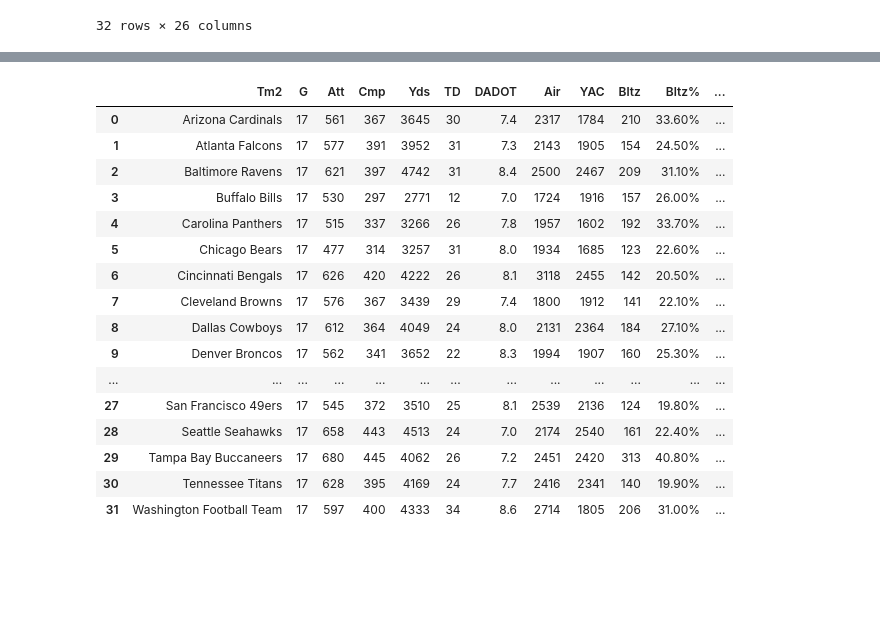
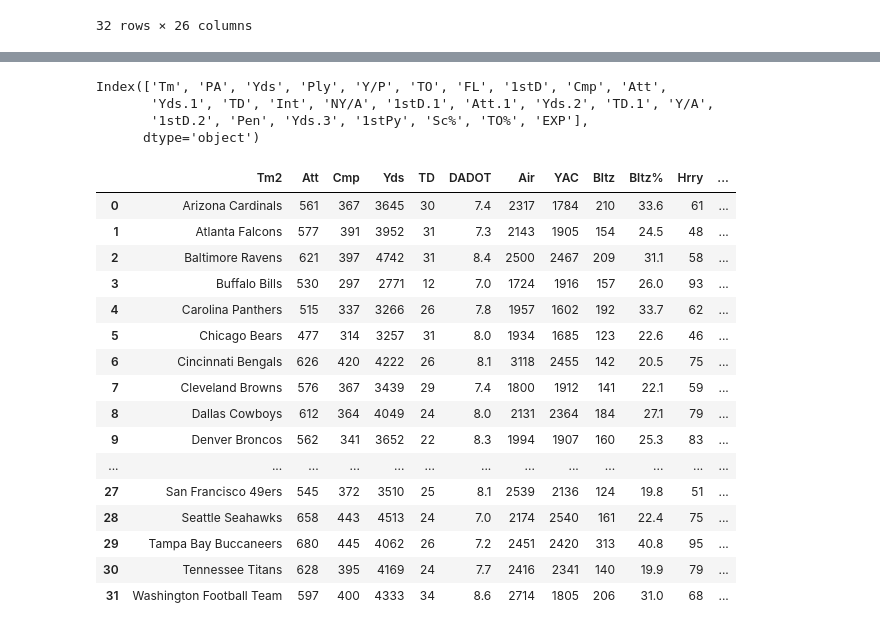
Before and after one commit to QuinnStroube/NFL_team_total_predictor_ML, a Jupyter notebook: data_cleanup.ipynb, the cells around one changed output, grey strips where cells are left out. Drawn from its saved outputs; the diff is of its cells as text; code cells hidden in the pictures; blank space fills up the shorter version.

```diff
--- a/data_cleanup.ipynb
+++ b/data_cleanup.ipynb
@@ -50,33 +75,53 @@ team_def_2021_df_sorted
+# %%
+team_def_2021_df_sorted.columns
+# %% [output]
+Index(['Tm', 'PA', 'Yds', 'Ply', 'Y/P', 'TO', 'FL', '1stD', 'Cmp', 'Att',
+       'Yds.1', 'TD', 'Int', 'NY/A', '1stD.1', 'Att.1', 'Yds.2', 'TD.1', 'Y/A',
+       '1stD.2', 'Pen', 'Yds.3', '1stPy', 'Sc%', 'TO%', 'EXP'],
+      dtype='object')
 # %%
 # Read in the advance defensive stats csv file
 advanced_def_2021_df = pd.read_csv(
     'Resources/2021_adv_def.csv'
 )
 # Sort the new advanced defense data frame, reset and clean up the index, rename the team name column for differentiation later on
 advanced_def_2021_df_sorted = advanced_def_2021_df.sort_values('Tm')
 
+# Reset the index
 advanced_def_2021_df_sorted.reset_index(inplace=True)
 
+# Drop the new index column that was created
 advanced_def_2021_df_sorted.drop('index', axis=1, inplace=True)
 
+# Rename the team name column to differentiate when using concat later
 advanced_def_2021_df_sorted.rename(columns={'Tm':'Tm2'}, inplace=True)
 
-advanced_def_2021_df_sorted
+# Change the dtype of the object columns
+advanced_def_2021_df_sorted['Bltz%'] = advanced_def_2021_df_sorted['Bltz%'].str.replace('%','').astype(np.float64)
+advanced_def_2021_df_sorted['Hrry%'] = advanced_def_2021_df_sorted['Hrry%'].str.replace('%','').astype(np.float64)
+advanced_def_2021_df_sorted['QBKD%'] = advanced_def_2021_df_sorted['QBKD%'].str.replace('%','').astype(np.float64)
+advanced_def_2021_df_sorted['Prss%'] = advanced_def_2021_df_sorted['Prss%'].str.replace('%','').astype(np.float64)
+
+# Drop the games column
+advanced_def_2021_df_sorted.drop('G', axis=1, inplace=True)
+
+# Display the advanced defensive stats data frame
+display(advanced_def_2021_df_sorted)
 # %% [output]
-|  | Tm2 | G | Att | Cmp | Yds | TD | DADOT | Air | YAC | Bltz | Bltz% | ... |
-| 0 | Arizona Cardinals | 17 | 561 | 367 | 3645 | 30 | 7.4 | 2317 | 1784 | 210 | 33.60% | ... |
-| 1 | Atlanta Falcons | 17 | 577 | 391 | 3952 | 31 | 7.3 | 2143 | 1905 | 154 | 24.50% | ... |
-| 2 | Baltimore Ravens | 17 | 621 | 397 | 4742 | 31 | 8.4 | 2500 | 2467 | 209 | 31.10% | ... |
-| 3 | Buffalo Bills | 17 | 530 | 297 | 2771 | 12 | 7.0 | 1724 | 1916 | 157 | 26.00% | ... |
-| 4 | Carolina Panthers | 17 | 515 | 337 | 3266 | 26 | 7.8 | 1957 | 1602 | 192 | 33.70% | ... |
-| 5 | Chicago Bears | 17 | 477 | 314 | 3257 | 31 | 8.0 | 1934 | 1685 | 123 | 22.60% | ... |
-| 6 | Cincinnati Bengals | 17 | 626 | 420 | 4222 | 26 | 8.1 | 3118 | 2455 | 142 | 20.50% | ... |
-| 7 | Cleveland Browns | 17 | 576 | 367 | 3439 | 29 | 7.4 | 1800 | 1912 | 141 | 22.10% | ... |
-| 8 | Dallas Cowboys | 17 | 612 | 364 | 4049 | 24 | 8.0 | 2131 | 2364 | 184 | 27.10% | ... |
-| 9 | Denver Broncos | 17 | 562 | 341 | 3652 | 22 | 8.3 | 1994 | 1907 | 160 | 25.30% | ... |
+|  | Tm2 | Att | Cmp | Yds | TD | DADOT | Air | YAC | Bltz | Bltz% | Hrry | ... |
+| 0 | Arizona Cardinals | 561 | 367 | 3645 | 30 | 7.4 | 2317 | 1784 | 210 | 33.6 | 61 | ... |
+| 1 | Atlanta Falcons | 577 | 391 | 3952 | 31 | 7.3 | 2143 | 1905 | 154 | 24.5 | 48 | ... |
+| 2 | Baltimore Ravens | 621 | 397 | 4742 | 31 | 8.4 | 2500 | 2467 | 209 | 31.1 | 58 | ... |
+| 3 | Buffalo Bills | 530 | 297 | 2771 | 12 | 7.0 | 1724 | 1916 | 157 | 26.0 | 93 | ... |
+| 4 | Carolina Panthers | 515 | 337 | 3266 | 26 | 7.8 | 1957 | 1602 | 192 | 33.7 | 62 | ... |
+| 5 | Chicago Bears | 477 | 314 | 3257 | 31 | 8.0 | 1934 | 1685 | 123 | 22.6 | 46 | ... |
+| 6 | Cincinnati Bengals | 626 | 420 | 4222 | 26 | 8.1 | 3118 | 2455 | 142 | 20.5 | 75 | ... |
+| 7 | Cleveland Browns | 576 | 367 | 3439 | 29 | 7.4 | 1800 | 1912 | 141 | 22.1 | 59 | ... |
+| 8 | Dallas Cowboys | 612 | 364 | 4049 | 24 | 8.0 | 2131 | 2364 | 184 | 27.1 | 79 | ... |
+| 9 | Denver Broncos | 562 | 341 | 3652 | 22 | 8.3 | 1994 | 1907 | 160 | 25.3 | 83 | ... |
 | ... | ... | ... | ... | ... | ... | ... | ... | ... | ... | ... | ... | ... |
-| 27 | San Francisco 49ers | 17 | 545 | 372 | 3510 | 25 | 8.1 | 2539 | 2136 | 124 | 19.80% | ... |
-| 28 | Seattle Seahawks | 17 | 658 | 443 | 4513 | 24 | 7.0 | 2174 | 2540 | 161 | 22.40% | ... |
-| 29 | Tampa Bay Buccaneers | 17 | 680 | 445 | 4062 | 26 | 7.2 | 2451 | 2420 | 313 | 40.80% | ... |
-| 30 | Tennessee Titans | 17 | 628 | 395 | 4169 | 24 | 7.7 | 2416 | 2341 | 140 | 19.90% | ... |
-| 31 | Washington Football Team | 17 | 597 | 400 | 4333 | 34 | 8.6 | 2714 | 1805 | 206 | 31.00% | ... |
+| 27 | San Francisco 49ers | 545 | 372 | 3510 | 25 | 8.1 | 2539 | 2136 | 124 | 19.8 | 51 | ... |
+| 28 | Seattle Seahawks | 658 | 443 | 4513 | 24 | 7.0 | 2174 | 2540 | 161 | 22.4 | 75 | ... |
+| 29 | Tampa Bay Buccaneers | 680 | 445 | 4062 | 26 | 7.2 | 2451 | 2420 | 313 | 40.8 | 95 | ... |
+| 30 | Tennessee Titans | 628 | 395 | 4169 | 24 | 7.7 | 2416 | 2341 | 140 | 19.9 | 79 | ... |
+| 31 | Washington Football Team | 597 | 400 | 4333 | 34 | 8.6 | 2714 | 1805 | 206 | 31.0 | 68 | ... |
```
Also changed, not shown: parts of 25 cells of this notebook, 2 other files.
